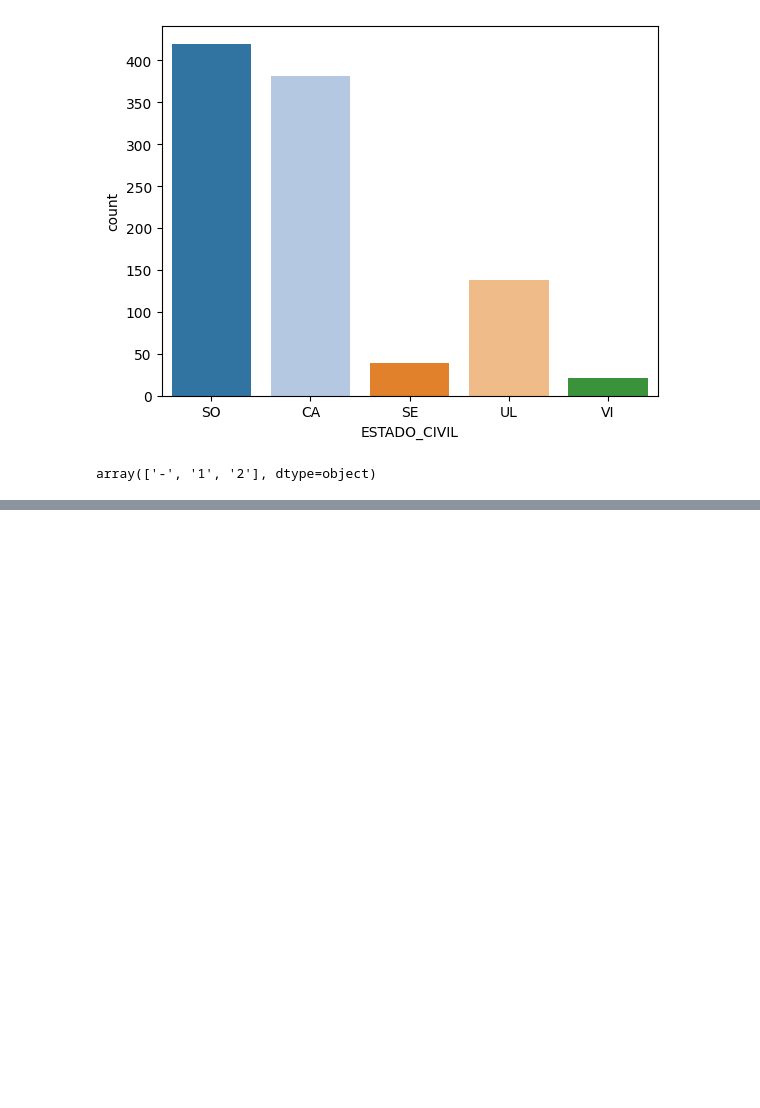
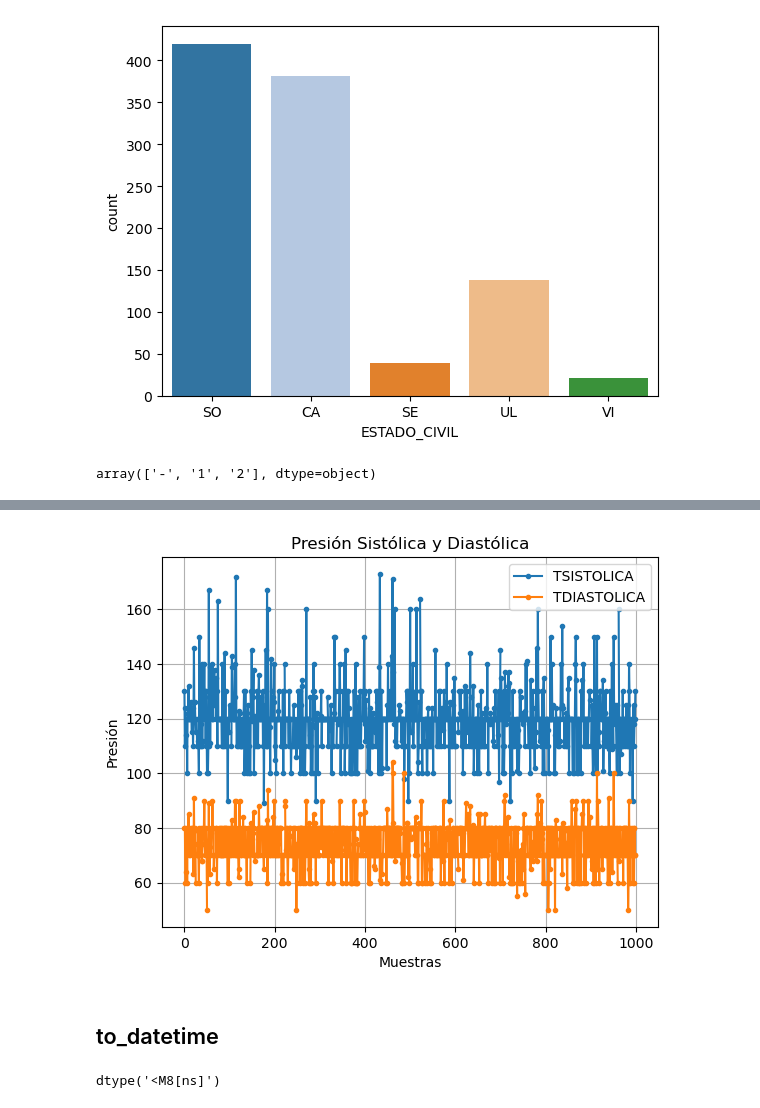
Before and after one commit to carlosjara/MCD_FAII, a Jupyter notebook: FAII/Talleres/Taller_Practico/Taller_I.ipynb, the cells around one changed output, grey strips where cells are left out. Drawn from its saved outputs; the diff is of its cells as text; code cells hidden in the pictures; blank space fills up the shorter version.

Commit message:
Graficas

```diff
--- a/FAII/Talleres/Taller_Practico/Taller_I.ipynb
+++ b/FAII/Talleres/Taller_Practico/Taller_I.ipynb
@@ -240,0 +223,20 @@ plt.show()
+# %%
+# Reemplazar los '-' con NaN para poder graficar
+df.replace('-', float('nan'), inplace=True)
+# Convertir las columnas a tipo numérico
+df['TSISTOLICA'] = pd.to_numeric(df['TSISTOLICA'])
+df['TDIASTOLICA'] = pd.to_numeric(df['TDIASTOLICA'])
+
+# Graficar
+plt.plot(df.index, df['TSISTOLICA'], marker='.', label='TSISTOLICA')
+plt.plot(df.index, df['TDIASTOLICA'], marker='.', label='TDIASTOLICA')
+plt.xlabel('Muestras')
+plt.ylabel('Presión')
+plt.title('Presión Sistólica y Diastólica')
+plt.legend()
+plt.grid(True)
+plt.show()
+# %% [output]
+[figure, added]
+# %% [markdown]
+## to_datetime
@@ -240,0 +248,4 @@ plt.show()
+# %%
+df['Fecha_cero'].dtype
+# %% [output]
+dtype('<M8[ns]')
```
Also changed, not shown: parts of 24 cells of this notebook, 2 other files.
